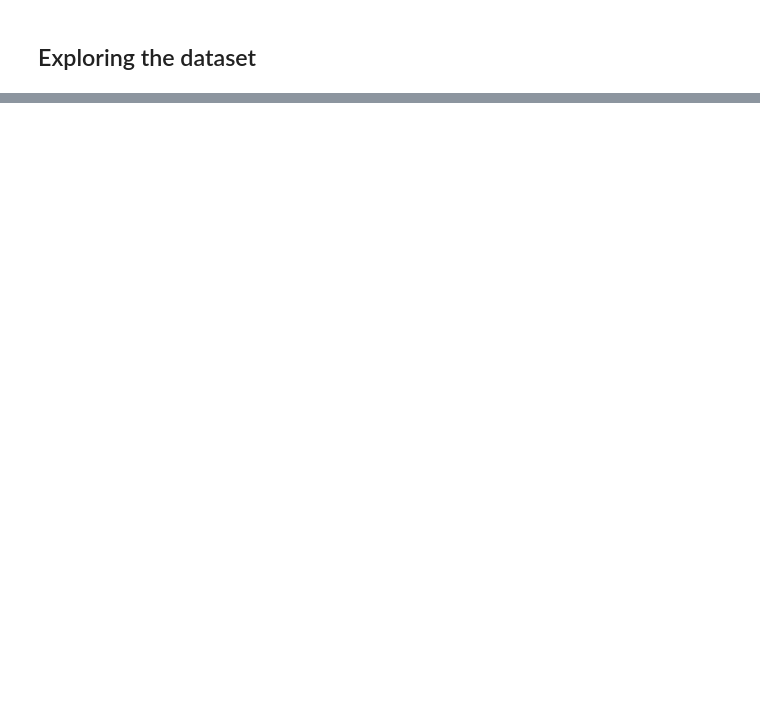
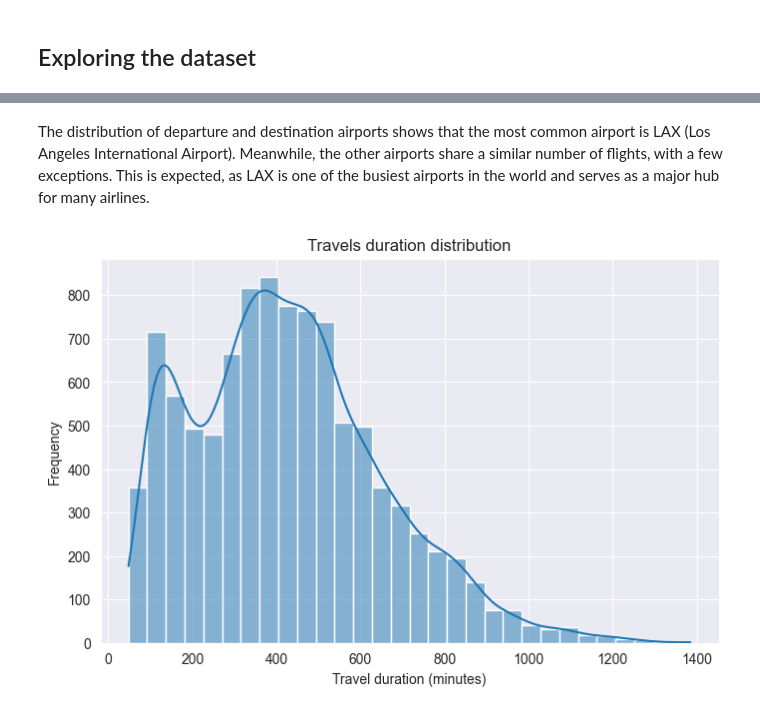
Before and after one commit to Zettaiki/FP-data-analysis, a Jupyter notebook: src/main/python/FlightPriceAnalysis.ipynb, the cells around one changed output, grey strips where cells are left out. Saved outputs shown, nothing was run; the diff lists cells and outputs as text; code cells hidden in the pictures; blank space fills up the shorter version.

```diff
--- a/src/main/python/FlightPriceAnalysis.ipynb
+++ b/src/main/python/FlightPriceAnalysis.ipynb
@@ -29,0 +266,11 @@ if not os.path.exists('../../../datasets/itineraries.csv'):
+# %% [markdown]
+The distribution of departure and destination airports shows that the most common airport is LAX (Los Angeles International Airport). Meanwhile, the other airports share a similar number of flights, with a few exceptions. This is expected, as LAX is one of the busiest airports in the world and serves as a major hub for many airlines.
+# %%
+plt.figure(figsize=(8, 5))
+sns.histplot(sample['travelDuration'], bins=30, kde=True)
+plt.title('Travels duration distribution')
+plt.xlabel('Travel duration (minutes)')
+plt.ylabel('Frequency')
+plt.show()
+# %% [output]
+[figure, added]
```
Also changed, not shown: parts of 37 cells of this notebook.
